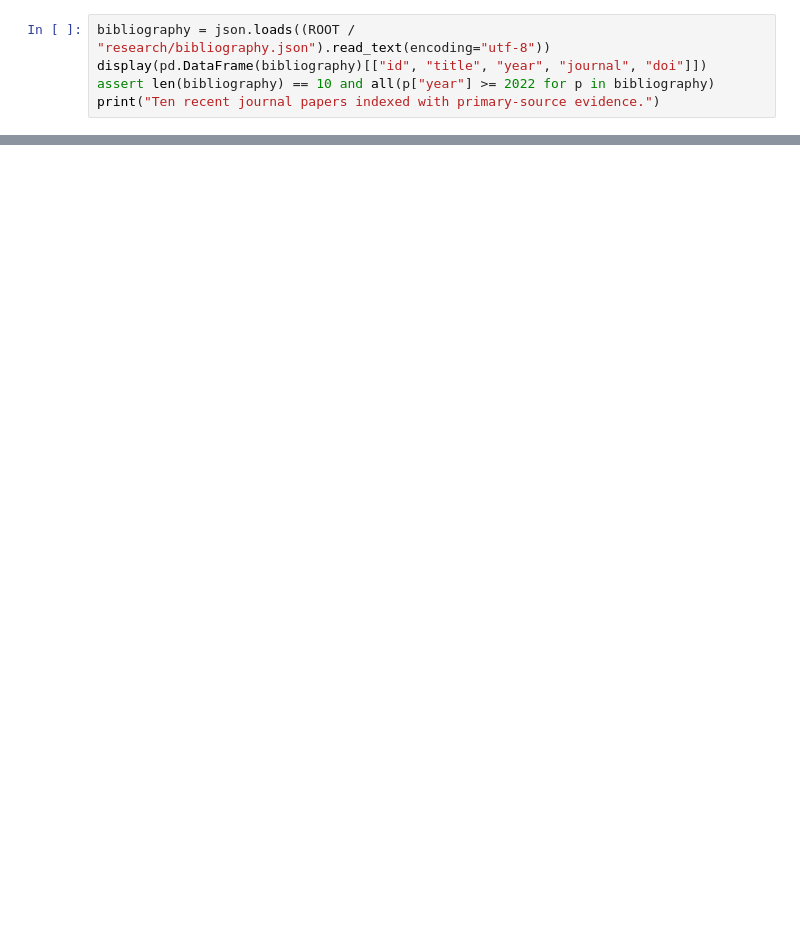
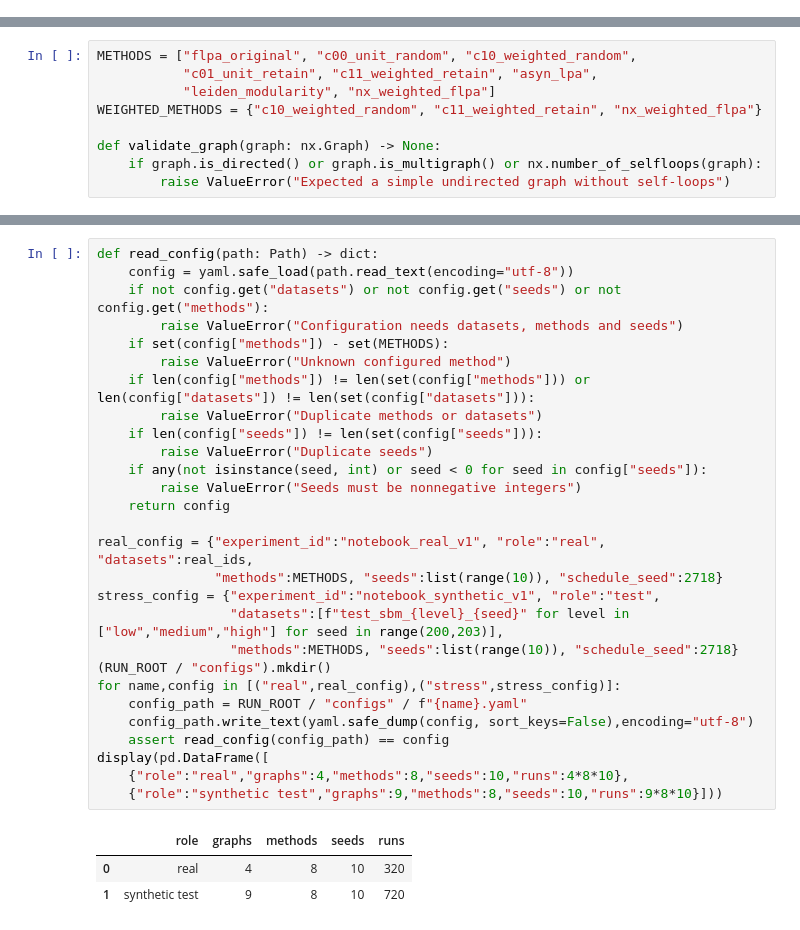
Before and after one commit to aditya9515/SNA, a Jupyter notebook: SNA_Project_with_Results.ipynb, the cells around one changed output, grey strips where cells are left out. Drawn from its saved outputs; the diff is of its cells as text; blank space fills up the shorter version.

Commit message:
Make SNA notebook a complete standalone implementation with fresh experiments

```diff
--- a/SNA_Project_with_Results.ipynb
+++ b/SNA_Project_with_Results.ipynb
@@ -304,5 +0,0 @@ These experiments are an independent reproduction and controlled extension, not
-# %%
-bibliography = json.loads((ROOT / "research/bibliography.json").read_text(encoding="utf-8"))
-display(pd.DataFrame(bibliography)[["id", "title", "year", "journal", "doi"]])
-assert len(bibliography) == 10 and all(p["year"] >= 2022 for p in bibliography)
-print("Ten recent journal papers indexed with primary-source evidence.")
@@ -336,0 +440,9 @@ Use a fresh results directory for a complete rerun, or archive existing attempts
+# %%
+METHODS = ["flpa_original", "c00_unit_random", "c10_weighted_random",
+           "c01_unit_retain", "c11_weighted_retain", "asyn_lpa",
+           "leiden_modularity", "nx_weighted_flpa"]
+WEIGHTED_METHODS = {"c10_weighted_random", "c11_weighted_retain", "nx_weighted_flpa"}
+
+def validate_graph(graph: nx.Graph) -> None:
+    if graph.is_directed() or graph.is_multigraph() or nx.number_of_selfloops(graph):
+        raise ValueError("Expected a simple undirected graph without self-loops")
@@ -336,0 +878,32 @@ Use a fresh results directory for a complete rerun, or archive existing attempts
+# %%
+def read_config(path: Path) -> dict:
+    config = yaml.safe_load(path.read_text(encoding="utf-8"))
+    if not config.get("datasets") or not config.get("seeds") or not config.get("methods"):
+        raise ValueError("Configuration needs datasets, methods and seeds")
+    if set(config["methods"]) - set(METHODS):
+        raise ValueError("Unknown configured method")
+    if len(config["methods"]) != len(set(config["methods"])) or len(config["datasets"]) != len(set(config["datasets"])):
+        raise ValueError("Duplicate methods or datasets")
+    if len(config["seeds"]) != len(set(config["seeds"])):
+        raise ValueError("Duplicate seeds")
+    if any(not isinstance(seed, int) or seed < 0 for seed in config["seeds"]):
+        raise ValueError("Seeds must be nonnegative integers")
+    return config
+
+real_config = {"experiment_id":"notebook_real_v1", "role":"real", "datasets":real_ids,
+               "methods":METHODS, "seeds":list(range(10)), "schedule_seed":2718}
+stress_config = {"experiment_id":"notebook_synthetic_v1", "role":"test",
+                 "datasets":[f"test_sbm_{level}_{seed}" for level in ["low","medium","high"] for seed in range(200,203)],
+                 "methods":METHODS, "seeds":list(range(10)), "schedule_seed":2718}
+(RUN_ROOT / "configs").mkdir()
+for name,config in [("real",real_config),("stress",stress_config)]:
+    config_path = RUN_ROOT / "configs" / f"{name}.yaml"
+    config_path.write_text(yaml.safe_dump(config, sort_keys=False),encoding="utf-8")
+    assert read_config(config_path) == config
+display(pd.DataFrame([
+    {"role":"real","graphs":4,"methods":8,"seeds":10,"runs":4*8*10},
+    {"role":"synthetic test","graphs":9,"methods":8,"seeds":10,"runs":9*8*10}]))
+# %% [output]
+|  | role | graphs | methods | seeds | runs |
+| 0 | real | 4 | 8 | 10 | 320 |
+| 1 | synthetic test | 9 | 8 | 10 | 720 |
```
Also changed, not shown: parts of 96 cells of this notebook, 18 other files.
